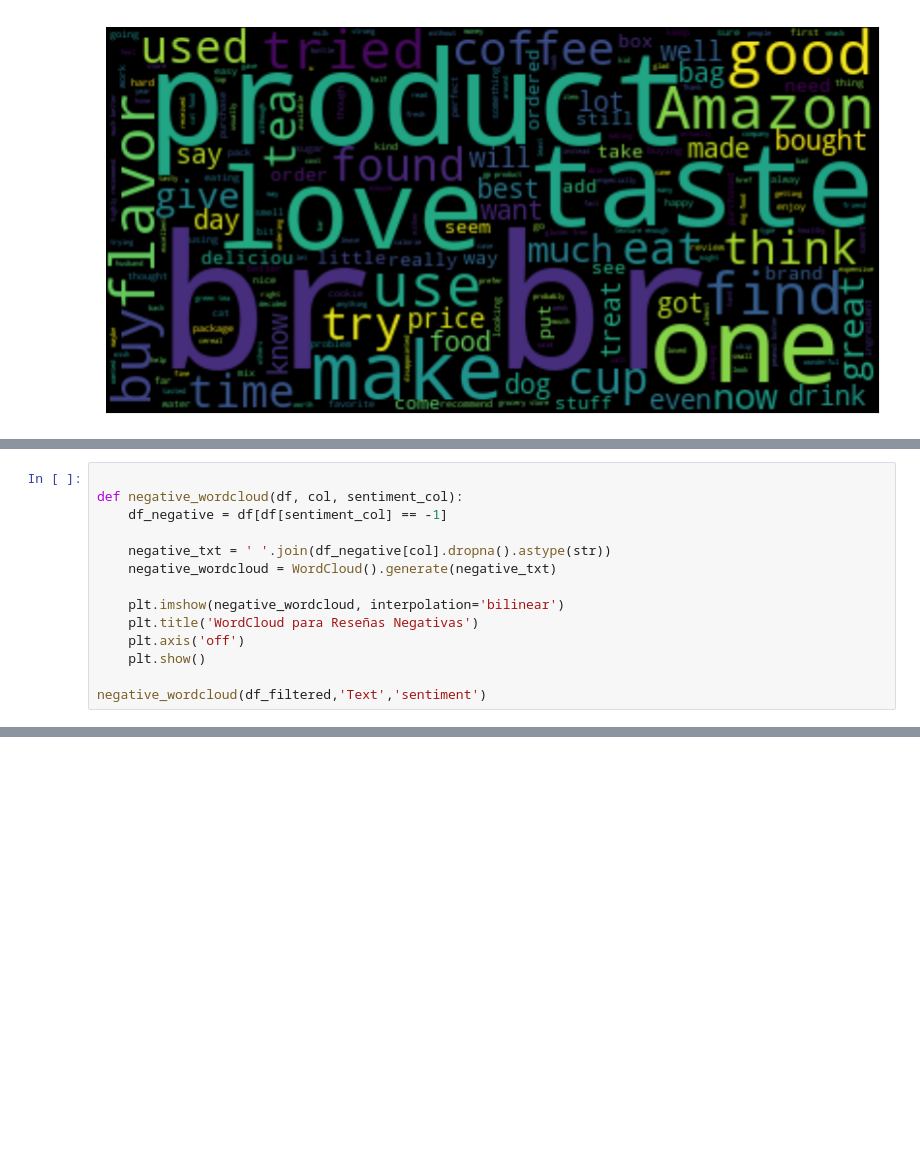
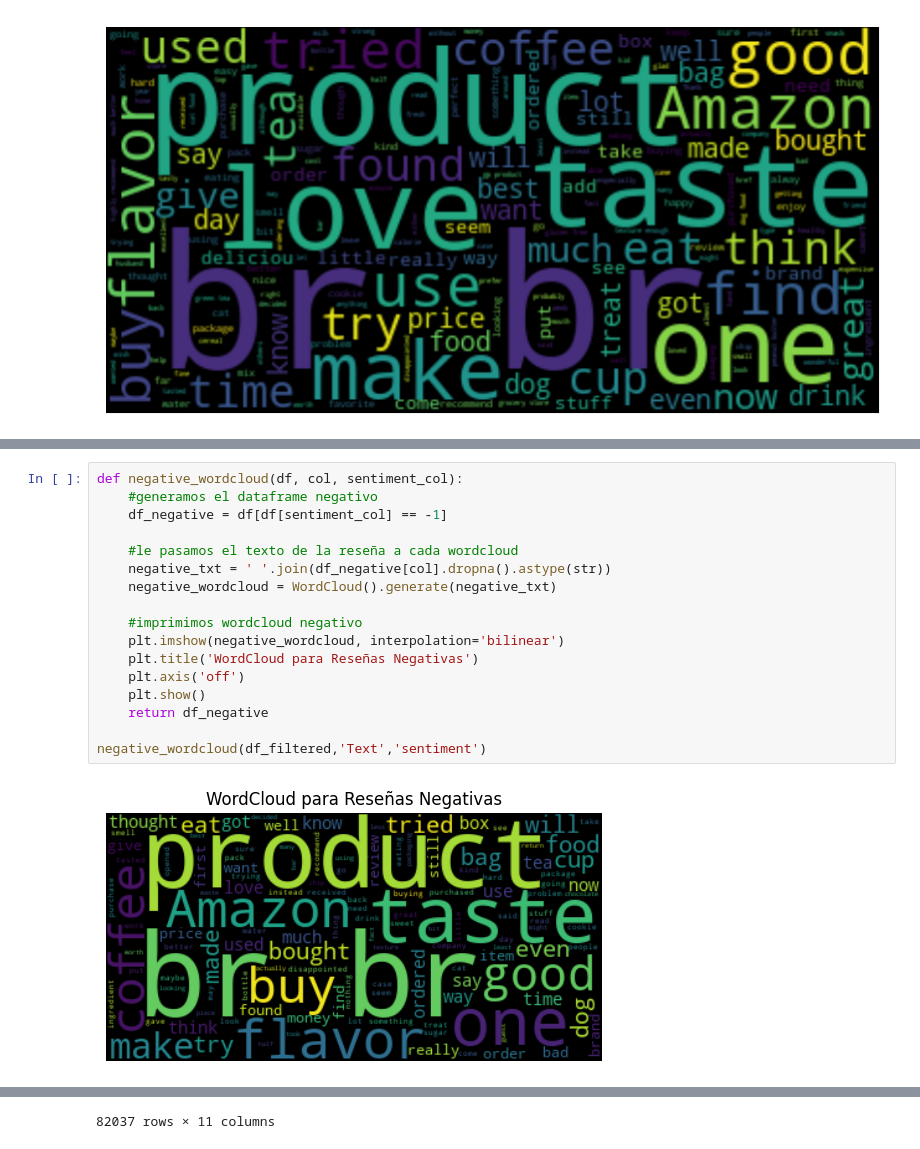
Before and after one commit to spamella04/InteligenciadeNegocios2024, a Jupyter notebook: Clase práctica 1 - 2do corte/Clase práctica - text analysis and data mining.ipynb, the cells around one changed output, grey strips where cells are left out. Cells and saved outputs as stored; diff of their text form; blank space fills up the shorter version.

```diff
--- a/Clase práctica 1 - 2do corte/Clase práctica - text analysis and data mining.ipynb
+++ b/Clase práctica 1 - 2do corte/Clase práctica - text analysis and data mining.ipynb
@@ -107,14 +125,19 @@ positive_wordcloud(df_filtered,'Text','sentiment')
 # %%
-
 def negative_wordcloud(df, col, sentiment_col):
+    #generamos el dataframe negativo
     df_negative = df[df[sentiment_col] == -1]
 
+    #le pasamos el texto de la reseña a cada wordcloud
     negative_txt = ' '.join(df_negative[col].dropna().astype(str))
     negative_wordcloud = WordCloud().generate(negative_txt)
 
+    #imprimimos wordcloud negativo
     plt.imshow(negative_wordcloud, interpolation='bilinear')
     plt.title('WordCloud para Reseñas Negativas')
     plt.axis('off')
     plt.show()
+    return df_negative
 
 negative_wordcloud(df_filtered,'Text','sentiment')
+# %% [output]
+[figure, added]
@@ -120,0 +156 @@ negative_wordcloud(df_filtered,'Text','sentiment')
+82037 rows × 11 columns
```
Also changed, not shown: parts of 16 cells of this notebook.
